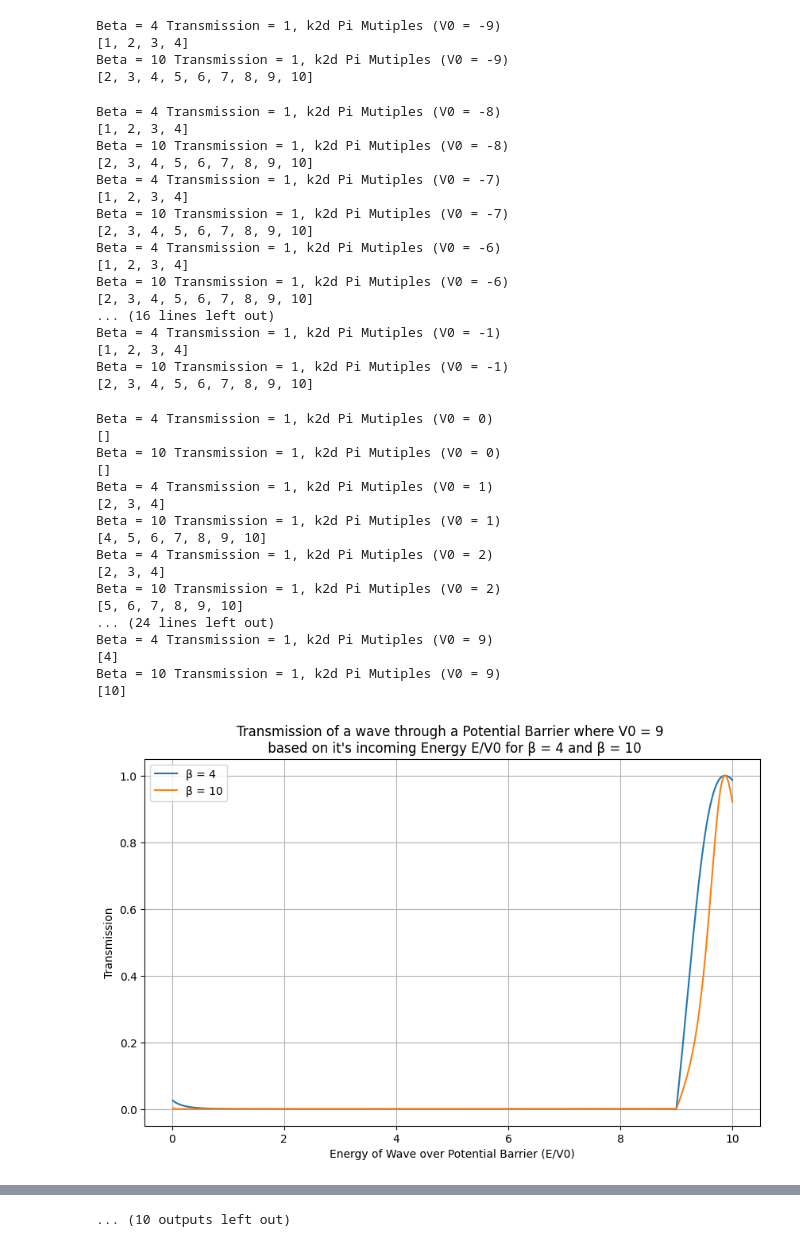
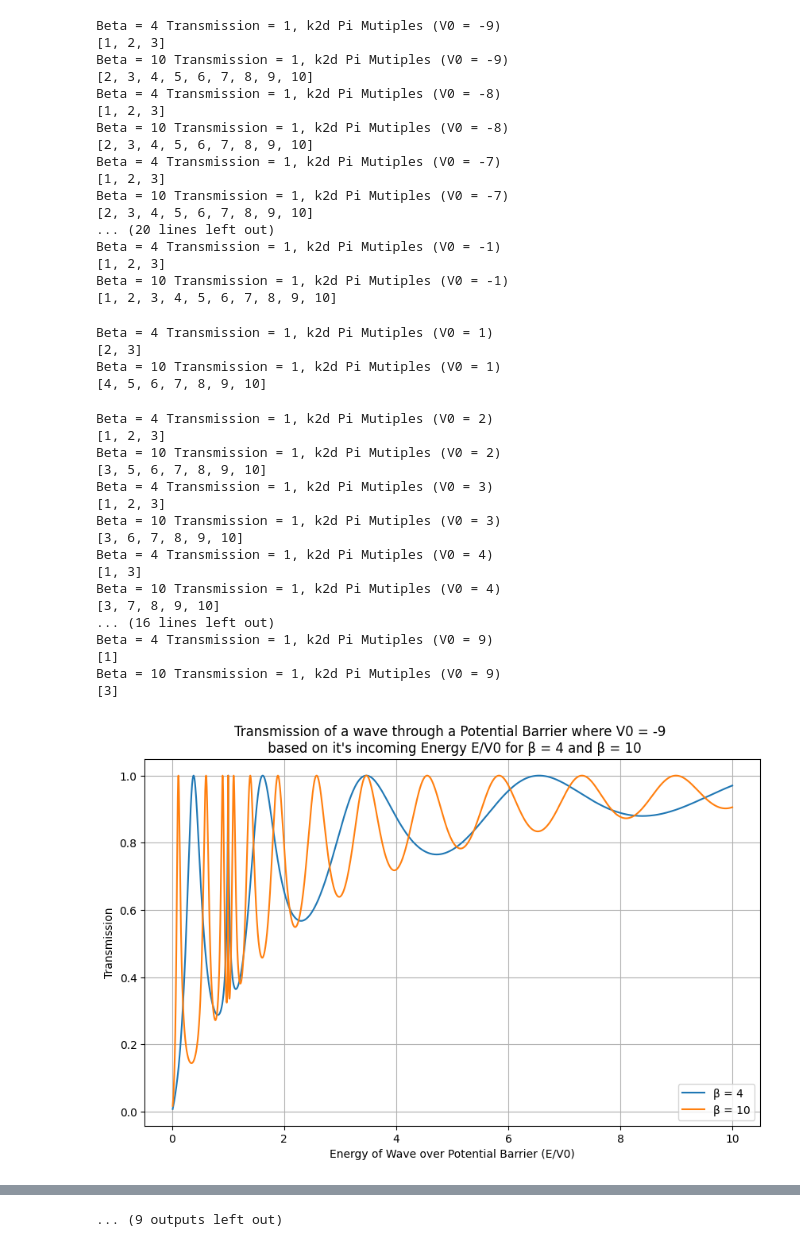
Before and after one commit to MrDNAlex/Quantum-Assignment-4, a Jupyter notebook: Q2 a.ipynb, the cells around one changed output, grey strips where cells are left out. Cells and saved outputs as stored; diff of their text form; code cells hidden in the pictures.

```diff
--- a/Q2 a.ipynb
+++ b/Q2 a.ipynb
@@ -5,13 +5,12 @@ import numpy as np
 import matplotlib.pyplot as plt
 # %%
 # Transmission Functions
-
 # Transmission Equation 1
 def T1(energy: float, beta: float, v0: float, dV : float, v1: float, v2 : float):
 
     E = energy*v0
 
-    k2d = beta * sqrt(E/v0)
+    k2d = beta * sqrt(abs(E/v0 - v2/v0))
 
     sin_term = np.sin(k2d)**2
 
@@ -26,7 +25,7 @@ def T2(energy: float, beta: float, v0: float, dV : float, v1: float, v2 : float)
 
     E = energy*v0
 
-    k2d = beta * sqrt(E/v0)
+    k2d = beta * sqrt(abs(E/v0 - v2/v0))
 
     sin_term = np.sinh(k2d)**2
 
@@ -149,45 +148,46 @@ def GetPiMultiples (v0: float):
     print(xPos2)
 # %%
 for v0 in range(-9,10):
-    GetPiMultiples(v0)
-    PlotFunction(-v0)
+    if (v0 != 0):
+        GetPiMultiples(v0)
+        PlotFunction(v0)
 # %% [output]
 Beta = 4 Transmission = 1, k2d Pi Mutiples (V0 = -9)
-[1, 2, 3, 4]
+[1, 2, 3]
 Beta = 10 Transmission = 1, k2d Pi Mutiples (V0 = -9)
 [2, 3, 4, 5, 6, 7, 8, 9, 10]
+Beta = 4 Transmission = 1, k2d Pi Mutiples (V0 = -8)
+[1, 2, 3]
+Beta = 10 Transmission = 1, k2d Pi Mutiples (V0 = -8)
+[2, 3, 4, 5, 6, 7, 8, 9, 10]
+Beta = 4 Transmission = 1, k2d Pi Mutiples (V0 = -7)
+[1, 2, 3]
+Beta = 10 Transmission = 1, k2d Pi Mutiples (V0 = -7)
+[2, 3, 4, 5, 6, 7, 8, 9, 10]
+... (20 lines left out)
+Beta = 4 Transmission = 1, k2d Pi Mutiples (V0 = -1)
+[1, 2, 3]
+Beta = 10 Transmission = 1, k2d Pi Mutiples (V0 = -1)
+[1, 2, 3, 4, 5, 6, 7, 8, 9, 10]
-Beta = 4 Transmission = 1, k2d Pi Mutiples (V0 = -8)
-[1, 2, 3, 4]
-Beta = 10 Transmission = 1, k2d Pi Mutiples (V0 = -8)
-[2, 3, 4, 5, 6, 7, 8, 9, 10]
-Beta = 4 Transmission = 1, k2d Pi Mutiples (V0 = -7)
-[1, 2, 3, 4]
-Beta = 10 Transmission = 1, k2d Pi Mutiples (V0 = -7)
-[2, 3, 4, 5, 6, 7, 8, 9, 10]
-Beta = 4 Transmission = 1, k2d Pi Mutiples (V0 = -6)
-[1, 2, 3, 4]
-Beta = 10 Transmission = 1, k2d Pi Mutiples (V0 = -6)
-[2, 3, 4, 5, 6, 7, 8, 9, 10]
-... (16 lines left out)
-Beta = 4 Transmission = 1, k2d Pi Mutiples (V0 = -1)
-[1, 2, 3, 4]
-Beta = 10 Transmission = 1, k2d Pi Mutiples (V0 = -1)
-[2, 3, 4, 5, 6, 7, 8, 9, 10]
+Beta = 4 Transmission = 1, k2d Pi Mutiples (V0 = 1)
+[2, 3]
+Beta = 10 Transmission = 1, k2d Pi Mutiples (V0 = 1)
+[4, 5, 6, 7, 8, 9, 10]
-Beta = 4 Transmission = 1, k2d Pi Mutiples (V0 = 0)
-[]
-Beta = 10 Transmission = 1, k2d Pi Mutiples (V0 = 0)
-[]
-Beta = 4 Transmission = 1, k2d Pi Mutiples (V0 = 1)
-[2, 3, 4]
-Beta = 10 Transmission = 1, k2d Pi Mutiples (V0 = 1)
-[4, 5, 6, 7, 8, 9, 10]
 Beta = 4 Transmission = 1, k2d Pi Mutiples (V0 = 2)
-[2, 3, 4]
+[1, 2, 3]
 Beta = 10 Transmission = 1, k2d Pi Mutiples (V0 = 2)
-[5, 6, 7, 8, 9, 10]
-... (24 lines left out)
+[3, 5, 6, 7, 8, 9, 10]
+Beta = 4 Transmission = 1, k2d Pi Mutiples (V0 = 3)
+[1, 2, 3]
+Beta = 10 Transmission = 1, k2d Pi Mutiples (V0 = 3)
+[3, 6, 7, 8, 9, 10]
+Beta = 4 Transmission = 1, k2d Pi Mutiples (V0 = 4)
+[1, 3]
+Beta = 10 Transmission = 1, k2d Pi Mutiples (V0 = 4)
+[3, 7, 8, 9, 10]
+... (16 lines left out)
 Beta = 4 Transmission = 1, k2d Pi Mutiples (V0 = 9)
-[4]
+[1]
 Beta = 10 Transmission = 1, k2d Pi Mutiples (V0 = 9)
-[10]
+[3]
-[figure, old version]
+[figure, new version]
@@ -202 +202 @@ Beta = 10 Transmission = 1, k2d Pi Mutiples (V0 = 9)
-... (10 outputs left out)
+... (9 outputs left out)
```
Also changed, not shown: parts of 1 cell of this notebook, 21 other files.
